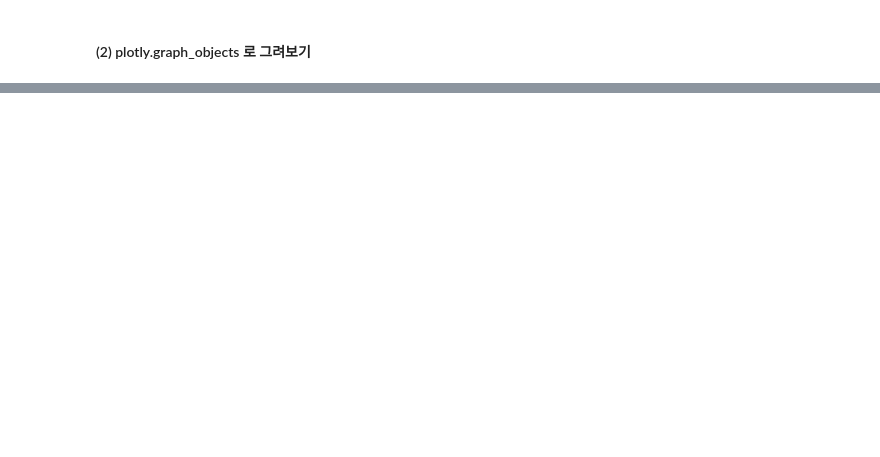
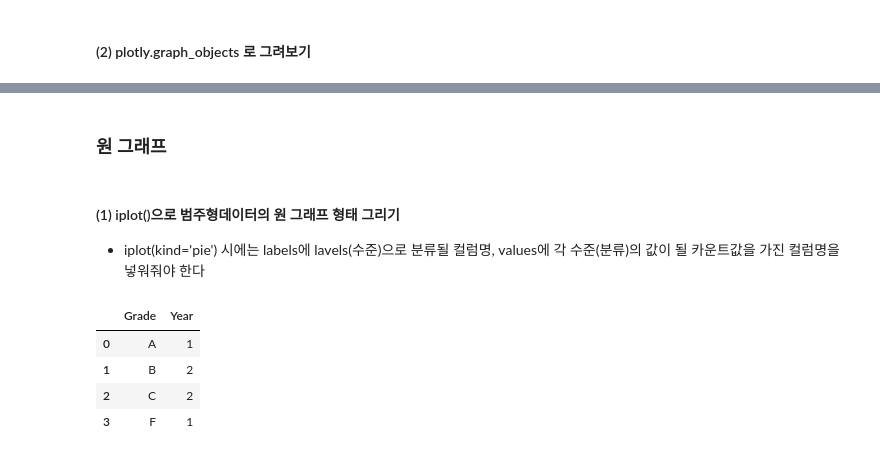
Before and after one commit to jhryu1208/Python_DataAnalysis_Pandas, a Jupyter notebook: Pandas/Deep_Data_and_Visual.ipynb, the cells around one changed output, grey strips where cells are left out. Cells and saved outputs as stored; diff of their text form; code cells hidden in the pictures; blank space fills up the shorter version.

```diff
--- a/Pandas/Deep_Data_and_Visual.ipynb
+++ b/Pandas/Deep_Data_and_Visual.ipynb
@@ -304,0 +329,3 @@ fig.show()
+# %%
+df1 = df.groupby('Grade').count()
+df1
@@ -304,0 +414,14 @@ fig.show()
+# %% [markdown]
+### 원 그래프
+# %% [markdown]
+#### (1) iplot()으로 범주형데이터의 원 그래프 형태 그리기
+ - iplot(kind='pie') 시에는 labels에 lavels(수준)으로 분류될 컬럼명, values에 각 수준(분류)의 값이 될 카운트값을 가진 컬럼명을 넣워줘야 한다
+# %%
+df1 = df1.reset_index()
+df1
+# %% [output]
+|  | Grade | Year |
+| 0 | A | 1 |
+| 1 | B | 2 |
+| 2 | C | 2 |
+| 3 | F | 1 |
```
Also changed, not shown: parts of 36 cells of this notebook.
